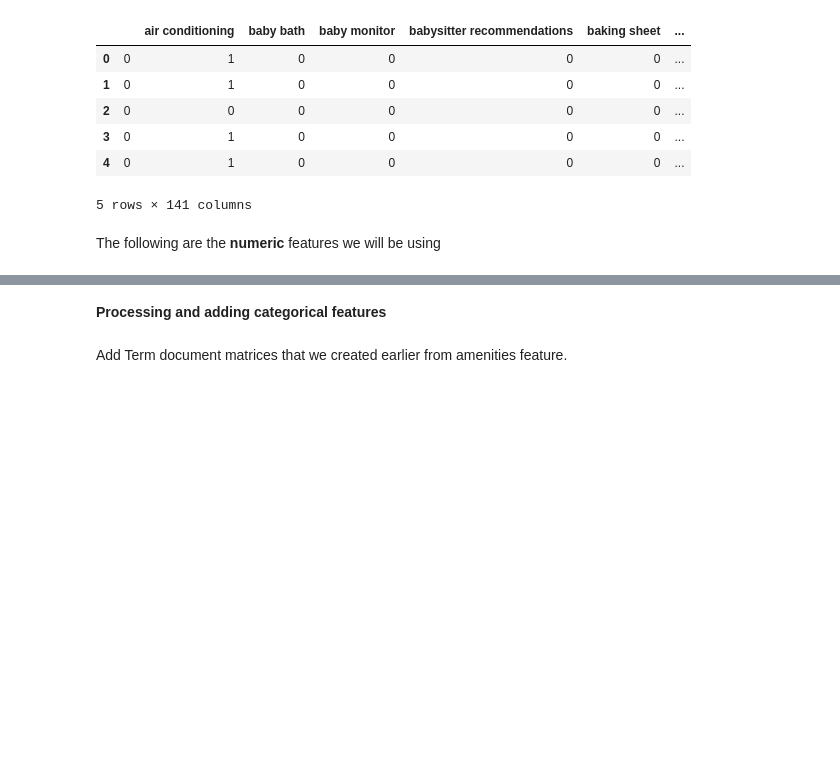
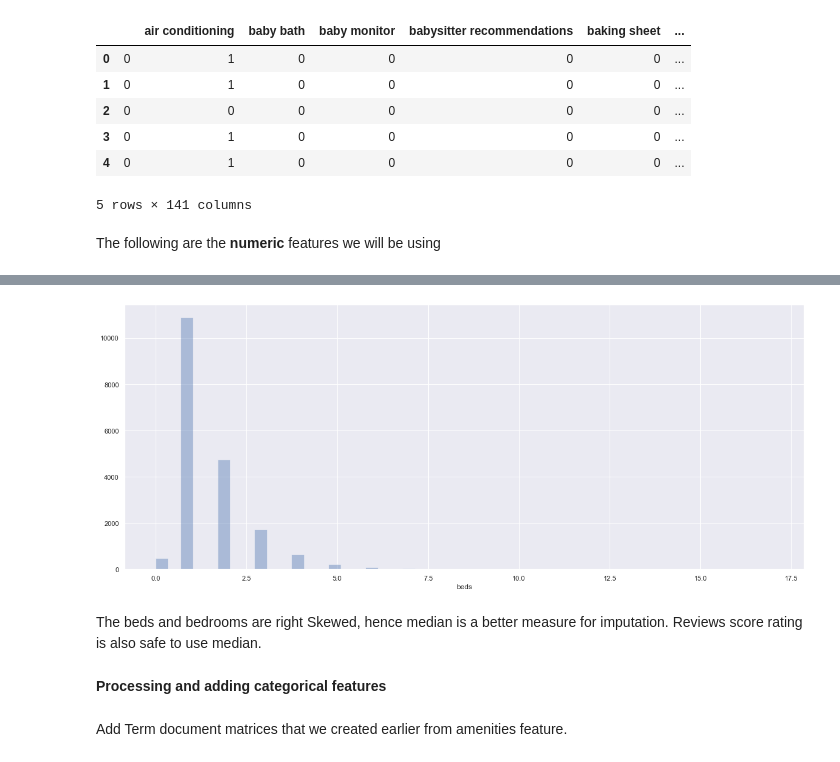
Before and after one commit to peterle93/Toronto-Airbnb-Analysis, a Jupyter notebook: Toronto Airbnb Dataset.ipynb, the cells around one changed output, grey strips where cells are left out. Saved outputs shown, nothing was run; the diff lists cells and outputs as text; code cells hidden in the pictures; blank space fills up the shorter version.

```diff
--- a/Toronto Airbnb Dataset.ipynb
+++ b/Toronto Airbnb Dataset.ipynb
@@ -343 +389,8 @@ listings_new = df_list[['accommodates','beds','availability_30','number_of_revie
+# %%
+sns.distplot(listings_new['beds'], kde=False)
+plt.show()
+# %% [output]
+[figure, added]
+# %% [markdown]
+The beds and bedrooms are right Skewed, hence median is a better measure for imputation. Reviews score rating is also safe to use median.
 # %%
```
Also changed, not shown: parts of 66 cells of this notebook, 2 other files.
